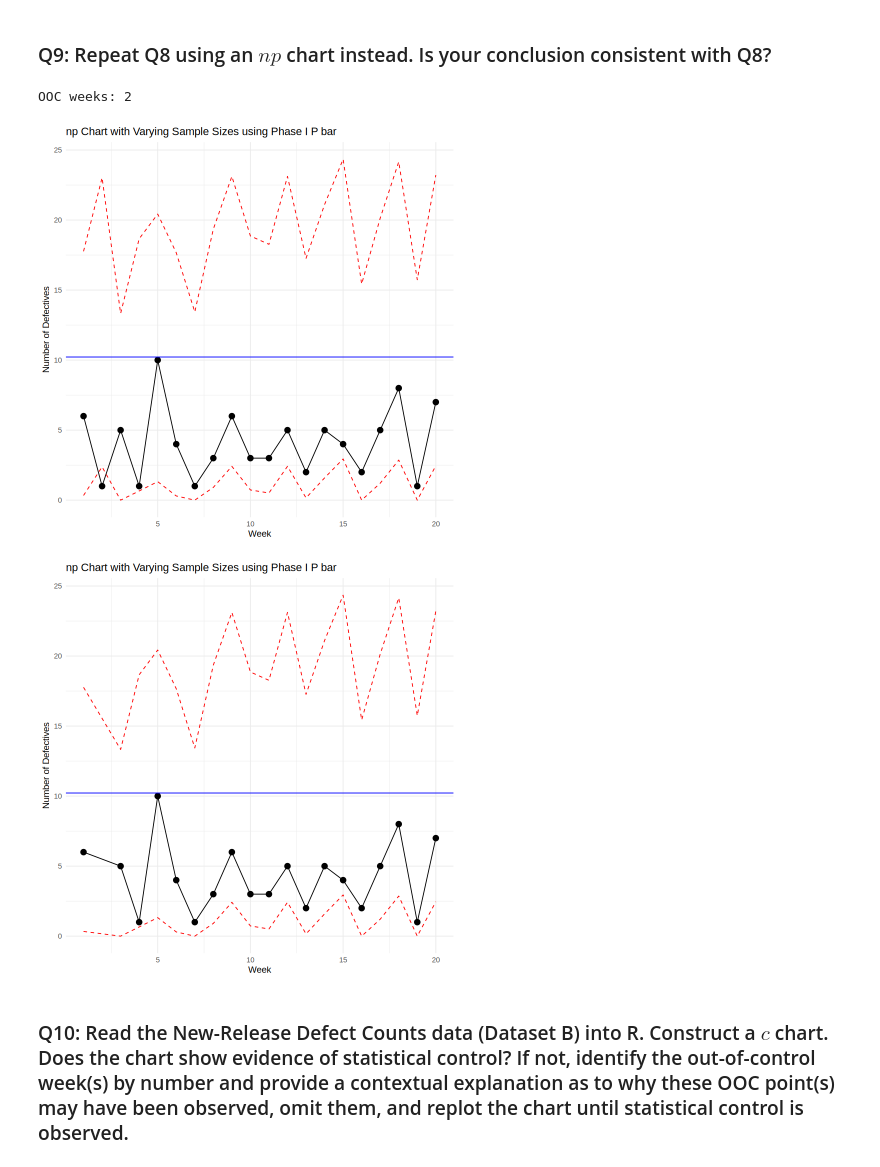
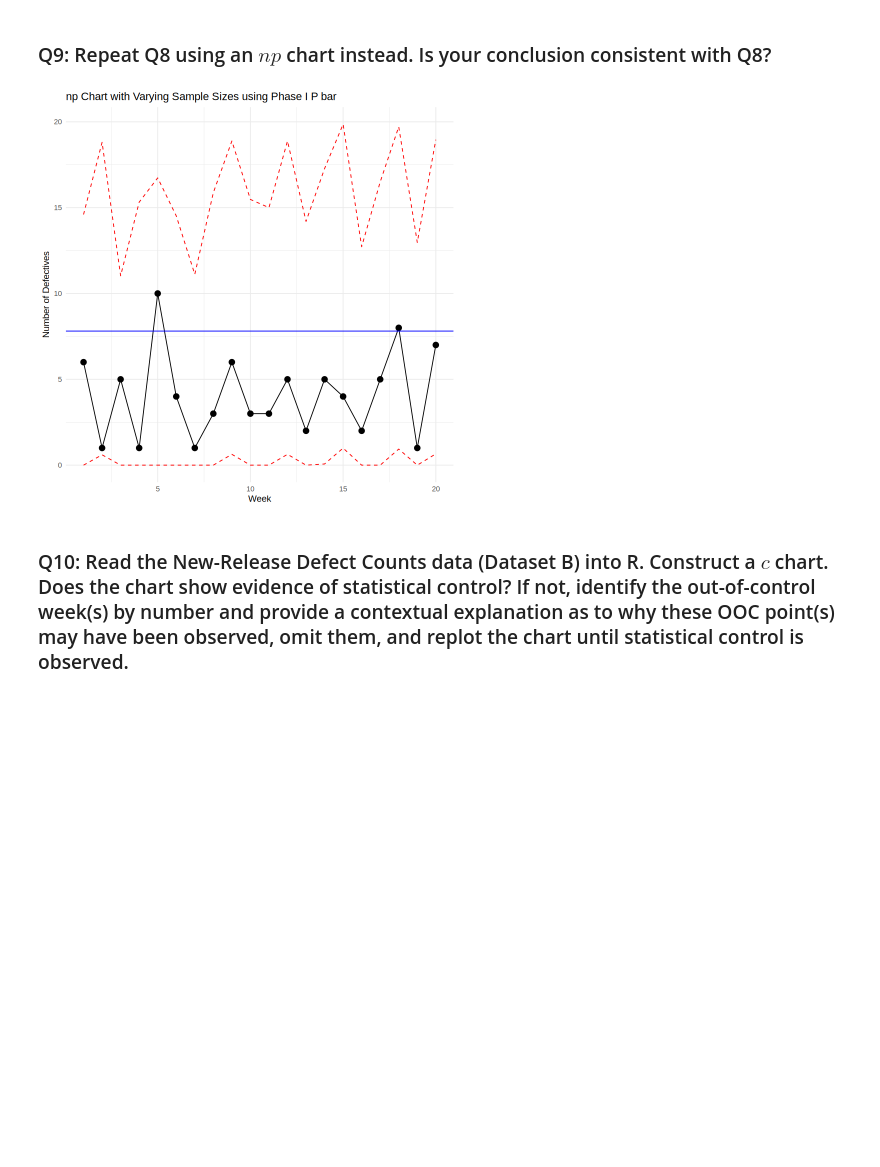
Before and after one commit to DesyneMartinez/STAT-7110-Quality-Control, a Jupyter notebook: Assignments/HW3/STAT-7110-HW3.ipynb, the cells around one changed output. Saved outputs shown, nothing was run; the diff lists cells and outputs as text; code cells hidden in the pictures; blank space fills up the shorter version.

```diff
--- a/Assignments/HW3/STAT-7110-HW3.ipynb
+++ b/Assignments/HW3/STAT-7110-HW3.ipynb
@@ -332,72 +332,41 @@ Comics_II <- read_excel("RavisComics_ShipmentCondition_PhaseII.xlsx")
 pbar <- Comic_chart1$center
 
 # Calculate np-bar (average number of defectives)
-np_bar <- p_bar * mean(Comics_II$TotalComics)
+np_bar <- pbar * mean(Comics_II$TotalComics)
 
 #We have to calculate this manually since the qcc function does not handle np charts correctly when there is varying sample sizes ##
 
 # Calculate control limits for each subgroup(Weeks) (varying n)
 
 # The number of nonconforming units out of a sample of size is n so in this case n is the variable Total Comics which is the sample size for the subgroup ##
 
 #Formula to identify the upper and lower control limits fot the np chart##
 # UCL = n * p_bar + 3 * sqrt(n * p_bar * (1 - p_bar))
 # LCL = n * p_bar - 3 * sqrt(n * p_bar * (1 - p_bar))
 
-Comics_II$UCL <- with(Comics_II, TotalComics * p_bar + 3 * sqrt(TotalComics * p_bar * (1 - p_bar)))
-Comics_II$LCL <- with(Comics_II, TotalComics * p_bar - 3 * sqrt(TotalComics * p_bar * (1 - p_bar)))
+Comics_II$UCL <- with(Comics_II, TotalComics * pbar + 3 * sqrt(TotalComics * pbar * (1 - pbar)))
+Comics_II$LCL <- with(Comics_II, TotalComics * pbar - 3 * sqrt(TotalComics * pbar * (1 - pbar)))
 
 
 # Ensure LCL is not negative
 Comics_II$LCL[Comics_II$LCL < 0] <- 0
 
 
 # Plot np chart
 ggplot(Comics_II, aes(x = Week, y = NumberNonconforming)) +
   geom_point(size = 3) +
   geom_line() +
   geom_line(aes(y = UCL), color = "red", linetype = "dashed") +
   geom_line(aes(y = LCL), color = "red", linetype = "dashed") +
   geom_hline(yintercept = np_bar, color = "blue") +
   labs(
     title = "np Chart with Varying Sample Sizes using Phase I P bar",
     x = "Week",
     y = "Number of Defectives"
   ) +
   theme_minimal()
-
-
-
-# Find out-of-control observations
-ooc_points <- which(
-  Comics_II$NumberNonconforming > Comics_II$UCL |
-  Comics_II$NumberNonconforming < Comics_II$LCL
-)
-
-# Display the week numbers
-cat("OOC weeks:", Comics_II$Week[ooc_points], "\n")
-
-# Remove OOC points
-ComicsII_phase2 <- Comics_II[-ooc_points, ]
-
-
-# Plot np chart
-ggplot(ComicsII_phase2, aes(x = Week, y = NumberNonconforming)) +
-  geom_point(size = 3) +
-  geom_line() +
-  geom_line(aes(y = UCL), color = "red", linetype = "dashed") +
-  geom_line(aes(y = LCL), color = "red", linetype = "dashed") +
-  geom_hline(yintercept = np_bar, color = "blue") +
-  labs(
-    title = "np Chart with Varying Sample Sizes using Phase I P bar",
-    x = "Week",
-    y = "Number of Defectives"
-  ) +
-  theme_minimal()
 # %% [output]
-OOC weeks: 2
-[figure, old version]
+[figure, new version]
-[figure, removed]
 # %% [markdown]
 ### Q10: Read the New-Release Defect Counts data (Dataset B) into R. Construct a $c$ chart. Does the chart show evidence of statistical control? If not, identify the out-of-control week(s) by number and provide a contextual explanation as to why these OOC point(s) may have been observed, omit them, and replot the chart until statistical control is observed.
 # %%
```
